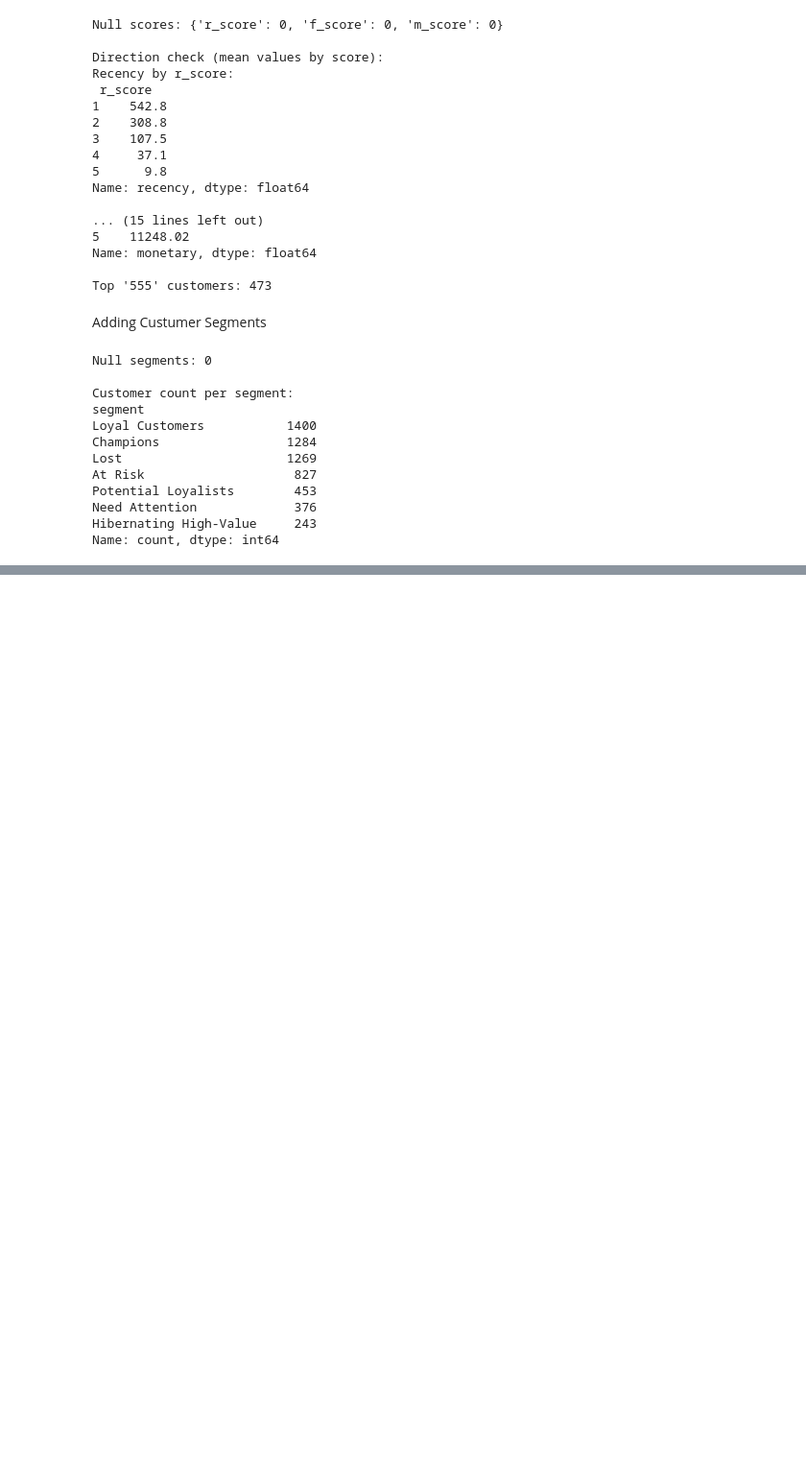
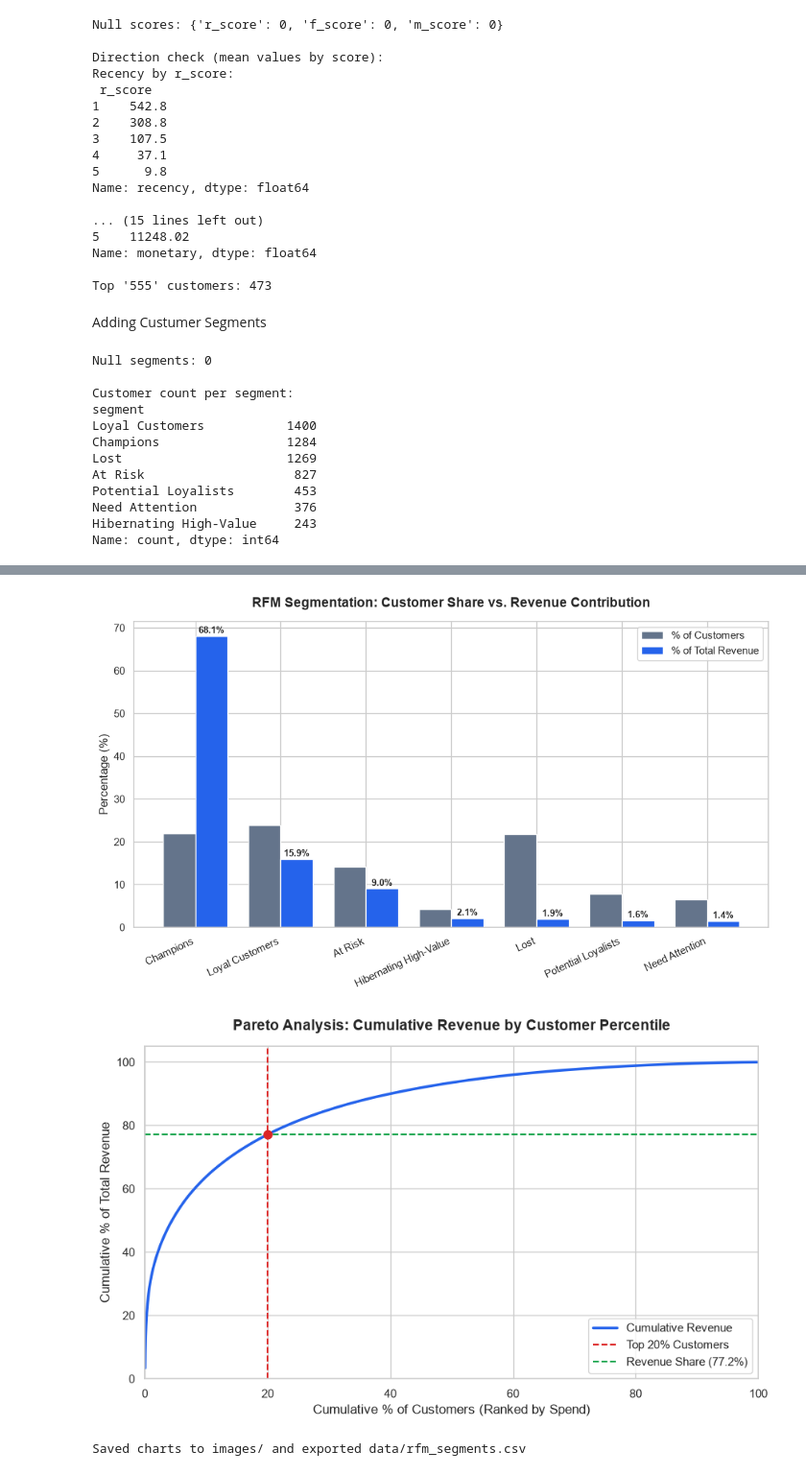
Before and after one commit to Vaibhav08hi/online-retail-churn-analytics, a Jupyter notebook: notebooks/notebooks/03_rfm_clv.ipynb, the cells around one changed output, grey strips where cells are left out. Shown at 96% size. Saved outputs shown, nothing was run; the diff lists cells and outputs as text; code cells hidden in the pictures; blank space fills up the shorter version.

```diff
--- a/notebooks/notebooks/03_rfm_clv.ipynb
+++ b/notebooks/notebooks/03_rfm_clv.ipynb
@@ -186,0 +189,17 @@ Name: count, dtype: int64
+# %%
+# Historical CLV = total realized spend to date
+rfm['historical_clv'] = rfm['monetary']
+
+# Tenure in years with a 1-month (1/12 yr) minimum floor to avoid division by zero for 1-time buyers
+tenure_years = np.maximum(rfm['customer_lifetime_days'] / 365.25, 1/12)
+rfm['annual_purchase_freq'] = rfm['frequency'] / tenure_years
+
+# Simple Predictive CLV (2-year expected retail horizon, gross revenue basis)
+EXPECTED_LIFESPAN_YEARS = 2.0
+rfm['predictive_clv_2yr'] = (
+    rfm['avg_order_value'] * rfm['annual_purchase_freq'] * EXPECTED_LIFESPAN_YEARS
+).round(2)
+
+# Sanity check Phase 4
+print("\nCLV Summary Stats:")
+print(rfm[['historical_clv', 'predictive_clv_2yr']].describe().round(2))
@@ -186,0 +271,54 @@ Name: count, dtype: int64
+# %%
+import os
+
+os.makedirs("../images", exist_ok=True)
+sns.set_theme(style="whitegrid")
+
+# --- CHART 1: Customer Share vs. Revenue Share by RFM Segment ---
+fig, ax = plt.subplots(figsize=(10, 6))
+x = np.arange(len(segment_summary))
+width = 0.38
+
+bars1 = ax.bar(x - width/2, segment_summary["customer_share_pct"], width, label="% of Customers", color="#64748b")
+bars2 = ax.bar(x + width/2, segment_summary["revenue_share_pct"], width, label="% of Total Revenue", color="#2563eb")
+
+ax.set_title("RFM Segmentation: Customer Share vs. Revenue Contribution", fontsize=14, fontweight="bold", pad=15)
+ax.set_ylabel("Percentage (%)")
+ax.set_xticks(x)
+ax.set_xticklabels(segment_summary["segment"], rotation=25, ha="right")
+ax.legend()
+
+for bar in bars2:
+    h = bar.get_height()
+    ax.annotate(f"{h:.1f}%", xy=(bar.get_x() + bar.get_width()/2, h),
+                xytext=(0, 3), textcoords="offset points", ha="center", fontsize=9, fontweight="bold")
+
+plt.tight_layout()
+plt.savefig("../../images/rfm_segment_revenue.png", dpi=300)
+plt.show()
+
+# --- CHART 2: Cumulative Revenue Curve (Pareto 80/20 Analysis) ---
+fig, ax = plt.subplots(figsize=(9, 5.5))
+ax.plot(rfm_sorted["cum_customers_pct"], rfm_sorted["cum_revenue_pct"], color="#2563eb", linewidth=2.5, label="Cumulative Revenue")
+ax.axvline(20, color="#dc2626", linestyle="--", linewidth=1.5, label="Top 20% Customers")
+ax.axhline(pareto_rev_share, color="#16a34a", linestyle="--", linewidth=1.5, label=f"Revenue Share ({pareto_rev_share:.1f}%)")
+ax.scatter([20], [pareto_rev_share], color="#dc2626", zorder=5, s=60)
+
+ax.set_title("Pareto Analysis: Cumulative Revenue by Customer Percentile", fontsize=14, fontweight="bold", pad=15)
+ax.set_xlabel("Cumulative % of Customers (Ranked by Spend)")
+ax.set_ylabel("Cumulative % of Total Revenue")
+ax.set_xlim(0, 100)
+ax.set_ylim(0, 105)
+ax.legend(loc="lower right")
+
+plt.tight_layout()
+plt.savefig("../../images/pareto_clv_curve.png", dpi=300)
+plt.show()
+
+# --- EXPORT CSV FOR TABLEAU PUBLIC (STEP 7) ---
+rfm.to_csv("../data/rfm_segments.csv", index=False)
+print("Saved charts to images/ and exported data/rfm_segments.csv")
+# %% [output]
+[figure, added]
+[figure, added]
+Saved charts to images/ and exported data/rfm_segments.csv
```
Also changed, not shown: parts of 3 cells of this notebook.
